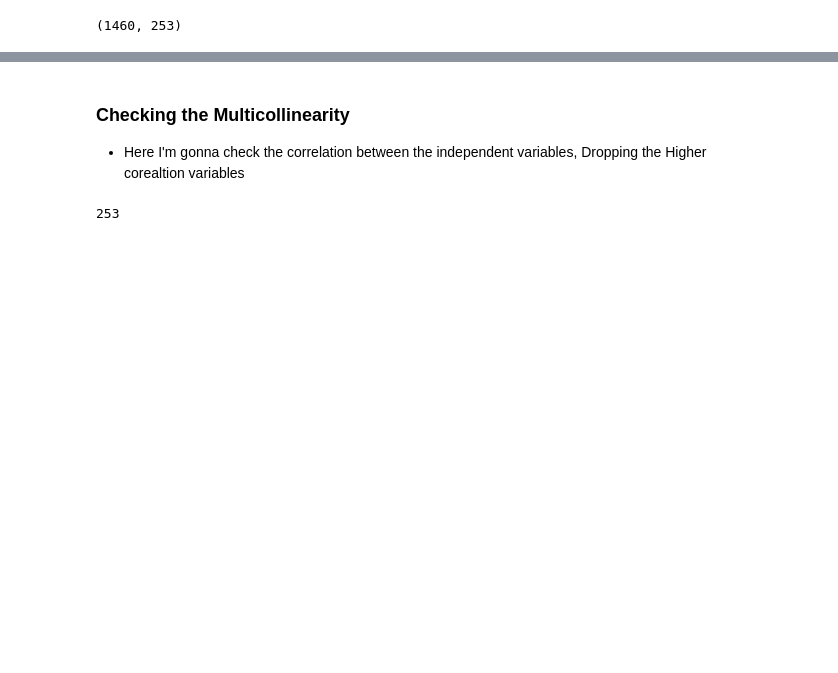
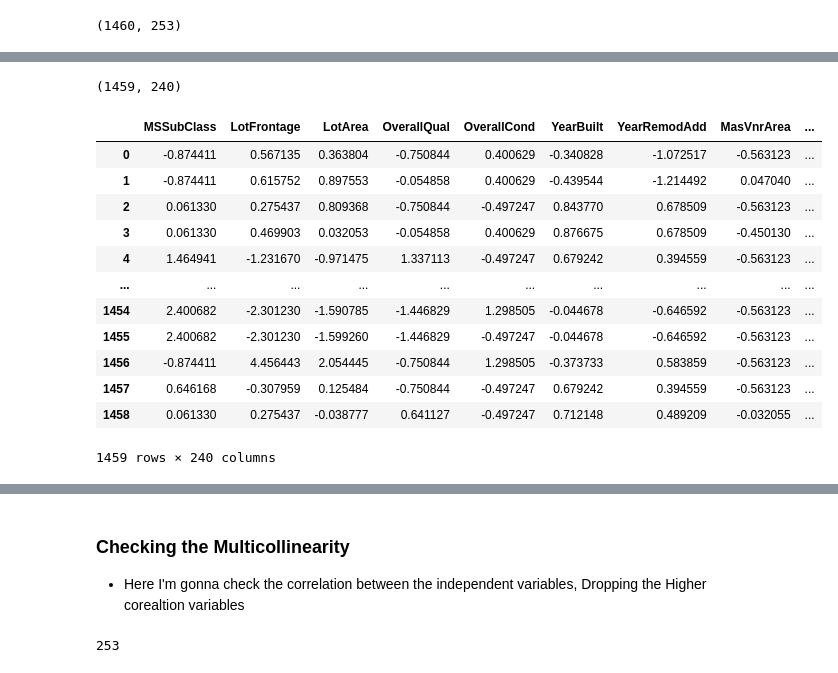
Before and after one commit to HussainPythonista/Australian_Housing_Prediction, a Jupyter notebook: Housing_DataSet_Data_Preparation_Model.ipynb, the cells around one changed output, grey strips where cells are left out. Drawn from its saved outputs; the diff is of its cells as text; code cells hidden in the pictures; blank space fills up the shorter version.

```diff
--- a/Housing_DataSet_Data_Preparation_Model.ipynb
+++ b/Housing_DataSet_Data_Preparation_Model.ipynb
@@ -81,3 +103,6 @@ plt.show()
 **After converting the Normal distribution**
 # %% [markdown]
 ### Creating Dummy Variables
+# %%
+house_price_test=pd.read_csv("/content/drive/MyDrive/ML_Dataset/Housing_Australian/house_price_test_Cleaned_standarized.csv")
+house_price_test.head()
@@ -128,0 +149,4 @@ house_price_final
+# %%
+#Gathering Categorical Variables
+categorical_variables_test=house_price_test.select_dtypes("object").columns
+categorical_variables_test
@@ -128,0 +164,9 @@ house_price_final
+# %%
+#Gathering and Assigning the categorical columns
+dummieVariables_test=pd.get_dummies(house_price_test[categorical_variables_test],drop_first=True)
+
+#Creating New datafame with combine dummies and parent Dataframe
+house_price_test_final=pd.concat([house_price_test,dummieVariables_test],axis=1)
+
+#Dropping the categorical variable from final Dataset
+house_price_test_final.drop(columns=categorical_variables_test,inplace=True)
@@ -128,0 +205,20 @@ house_price_final
+# %%
+house_price_test_final.shape
+# %% [output]
+(1459, 240)
+# %%
+house_price_test_final
+# %% [output]
+|  | MSSubClass | LotFrontage | LotArea | OverallQual | OverallCond | YearBuilt | YearRemodAdd | MasVnrArea | ... |
+| 0 | -0.874411 | 0.567135 | 0.363804 | -0.750844 | 0.400629 | -0.340828 | -1.072517 | -0.563123 | ... |
+| 1 | -0.874411 | 0.615752 | 0.897553 | -0.054858 | 0.400629 | -0.439544 | -1.214492 | 0.047040 | ... |
+| 2 | 0.061330 | 0.275437 | 0.809368 | -0.750844 | -0.497247 | 0.843770 | 0.678509 | -0.563123 | ... |
+| 3 | 0.061330 | 0.469903 | 0.032053 | -0.054858 | 0.400629 | 0.876675 | 0.678509 | -0.450130 | ... |
+| 4 | 1.464941 | -1.231670 | -0.971475 | 1.337113 | -0.497247 | 0.679242 | 0.394559 | -0.563123 | ... |
+| ... | ... | ... | ... | ... | ... | ... | ... | ... | ... |
+| 1454 | 2.400682 | -2.301230 | -1.590785 | -1.446829 | 1.298505 | -0.044678 | -0.646592 | -0.563123 | ... |
+| 1455 | 2.400682 | -2.301230 | -1.599260 | -1.446829 | -0.497247 | -0.044678 | -0.646592 | -0.563123 | ... |
+| 1456 | -0.874411 | 4.456443 | 2.054445 | -0.750844 | 1.298505 | -0.373733 | 0.583859 | -0.563123 | ... |
+| 1457 | 0.646168 | -0.307959 | 0.125484 | -0.750844 | -0.497247 | 0.679242 | 0.394559 | -0.563123 | ... |
+| 1458 | 0.061330 | 0.275437 | -0.038777 | 0.641127 | -0.497247 | 0.712148 | 0.489209 | -0.032055 | ... |
+1459 rows × 240 columns
```
Also changed, not shown: parts of 89 cells of this notebook.
